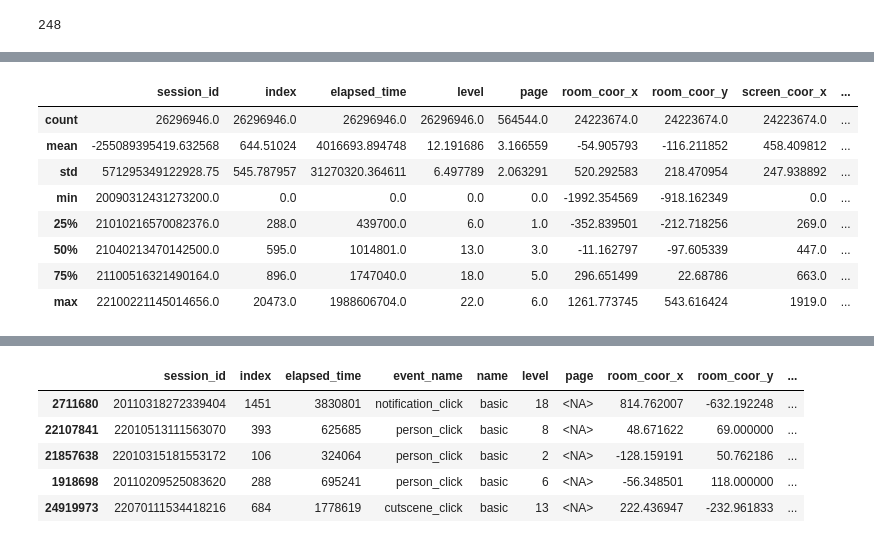
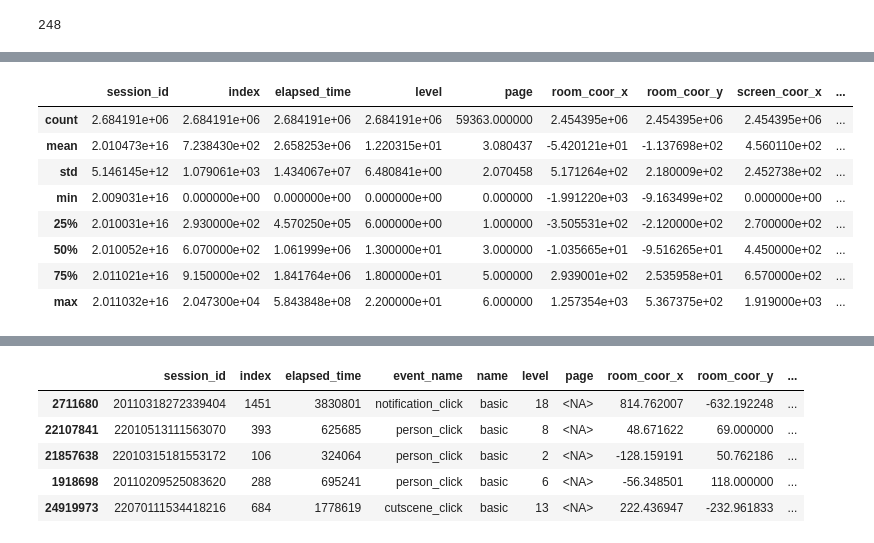
Before and after one commit to sitsawek/predict_student_performance_from_game_play, a Jupyter notebook: predict-student-performance-from-game-play.ipynb, the cells around one changed output, grey strips where cells are left out. Saved outputs shown, nothing was run; the diff lists cells and outputs as text; code cells hidden in the pictures.

```diff
--- a/predict-student-performance-from-game-play.ipynb
+++ b/predict-student-performance-from-game-play.ipynb
@@ -130,13 +129,13 @@ df_train_sample.head()
 # %%
-df_train.describe()
+df_train_resize.describe()
 # %% [output]
 |  | session_id | index | elapsed_time | level | page | room_coor_x | room_coor_y | screen_coor_x | ... |
-| count | 26296946.0 | 26296946.0 | 26296946.0 | 26296946.0 | 564544.0 | 24223674.0 | 24223674.0 | 24223674.0 | ... |
-| mean | -255089395419.632568 | 644.51024 | 4016693.894748 | 12.191686 | 3.166559 | -54.905793 | -116.211852 | 458.409812 | ... |
-| std | 571295349122928.75 | 545.787957 | 31270320.364611 | 6.497789 | 2.063291 | 520.292583 | 218.470954 | 247.938892 | ... |
-| min | 20090312431273200.0 | 0.0 | 0.0 | 0.0 | 0.0 | -1992.354569 | -918.162349 | 0.0 | ... |
-| 25% | 21010216570082376.0 | 288.0 | 439700.0 | 6.0 | 1.0 | -352.839501 | -212.718256 | 269.0 | ... |
-| 50% | 21040213470142500.0 | 595.0 | 1014801.0 | 13.0 | 3.0 | -11.162797 | -97.605339 | 447.0 | ... |
-| 75% | 21100516321490164.0 | 896.0 | 1747040.0 | 18.0 | 5.0 | 296.651499 | 22.68786 | 663.0 | ... |
-| max | 22100221145014656.0 | 20473.0 | 1988606704.0 | 22.0 | 6.0 | 1261.773745 | 543.616424 | 1919.0 | ... |
+| count | 2.684191e+06 | 2.684191e+06 | 2.684191e+06 | 2.684191e+06 | 59363.000000 | 2.454395e+06 | 2.454395e+06 | 2.454395e+06 | ... |
+| mean | 2.010473e+16 | 7.238430e+02 | 2.658253e+06 | 1.220315e+01 | 3.080437 | -5.420121e+01 | -1.137698e+02 | 4.560110e+02 | ... |
+| std | 5.146145e+12 | 1.079061e+03 | 1.434067e+07 | 6.480841e+00 | 2.070458 | 5.171264e+02 | 2.180009e+02 | 2.452738e+02 | ... |
+| min | 2.009031e+16 | 0.000000e+00 | 0.000000e+00 | 0.000000e+00 | 0.000000 | -1.991220e+03 | -9.163499e+02 | 0.000000e+00 | ... |
+| 25% | 2.010031e+16 | 2.930000e+02 | 4.570250e+05 | 6.000000e+00 | 1.000000 | -3.505531e+02 | -2.120000e+02 | 2.700000e+02 | ... |
+| 50% | 2.010052e+16 | 6.070000e+02 | 1.061999e+06 | 1.300000e+01 | 3.000000 | -1.035665e+01 | -9.516265e+01 | 4.450000e+02 | ... |
+| 75% | 2.011021e+16 | 9.150000e+02 | 1.841764e+06 | 1.800000e+01 | 5.000000 | 2.939001e+02 | 2.535958e+01 | 6.570000e+02 | ... |
+| max | 2.011032e+16 | 2.047300e+04 | 5.843848e+08 | 2.200000e+01 | 6.000000 | 1.257354e+03 | 5.367375e+02 | 1.919000e+03 | ... |
 # %%
```
Also changed, not shown: parts of 36 cells of this notebook.
